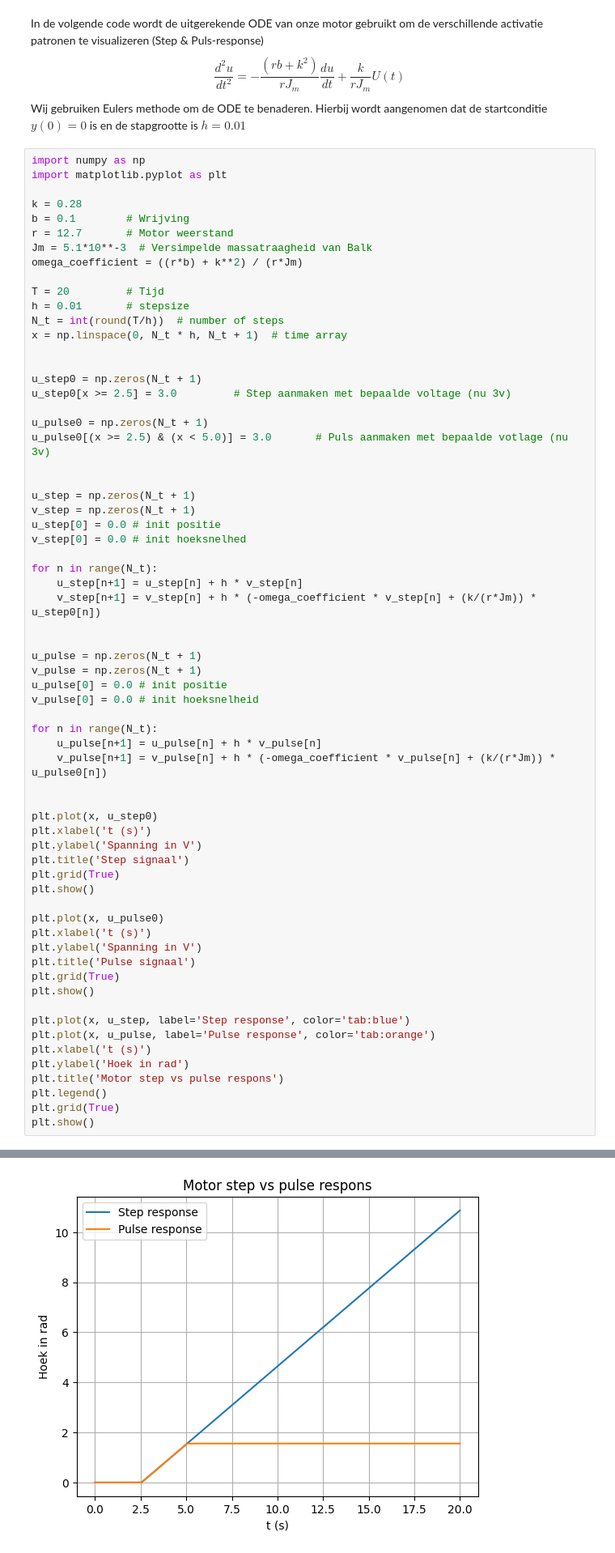
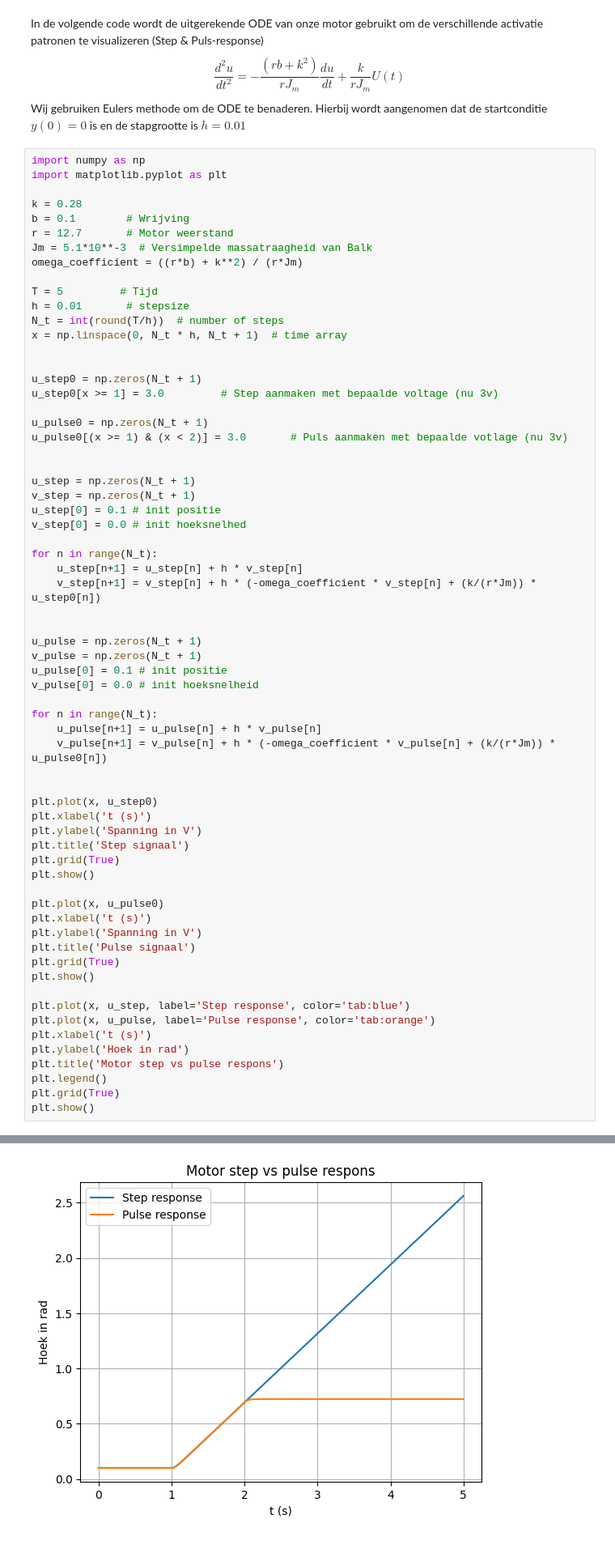
Before and after one commit to TijnAltenaAO/PID, a Jupyter notebook: BallBeam-1B-simulation.ipynb, the cells around one changed output, grey strips where cells are left out. Shown at 81% size. Cells and saved outputs as stored; diff of their text form.

```diff
--- a/BallBeam-1B-simulation.ipynb
+++ b/BallBeam-1B-simulation.ipynb
@@ -14,22 +14,22 @@ r = 12.7       # Motor weerstand
 Jm = 5.1*10**-3  # Versimpelde massatraagheid van Balk
 omega_coefficient = ((r*b) + k**2) / (r*Jm)
 
-T = 20         # Tijd
+T = 5         # Tijd
 h = 0.01       # stepsize
 N_t = int(round(T/h))  # number of steps
 x = np.linspace(0, N_t * h, N_t + 1)  # time array
 
 
 u_step0 = np.zeros(N_t + 1)
-u_step0[x >= 2.5] = 3.0         # Step aanmaken met bepaalde voltage (nu 3v)
+u_step0[x >= 1] = 3.0         # Step aanmaken met bepaalde voltage (nu 3v)
 
 u_pulse0 = np.zeros(N_t + 1)
-u_pulse0[(x >= 2.5) & (x < 5.0)] = 3.0       # Puls aanmaken met bepaalde votlage (nu 3v)
+u_pulse0[(x >= 1) & (x < 2)] = 3.0       # Puls aanmaken met bepaalde votlage (nu 3v)
 
 
 u_step = np.zeros(N_t + 1)
 v_step = np.zeros(N_t + 1)
-u_step[0] = 0.0 # init positie
+u_step[0] = 0.1 # init positie
 v_step[0] = 0.0 # init hoeksnelhed
 
 for n in range(N_t):
@@ -39,7 +39,7 @@ for n in range(N_t):
 
 u_pulse = np.zeros(N_t + 1)
 v_pulse = np.zeros(N_t + 1)
-u_pulse[0] = 0.0 # init positie
+u_pulse[0] = 0.1 # init positie
 v_pulse[0] = 0.0 # init hoeksnelheid
 
 for n in range(N_t):
@@ -75,4 +75,4 @@ plt.show()
-[figure, old version]
+[figure, new version]
 # %% [markdown]
 In de code hieronder wordt de uitgerekende ODE van onze motor gebruikt om het dynamische gedrag van de DC motor te visualizeren op een tijdafhankelijke ingangsspanning U(t) = cos(t)
 $$
```
Also changed, not shown: parts of 1 cell of this notebook.
